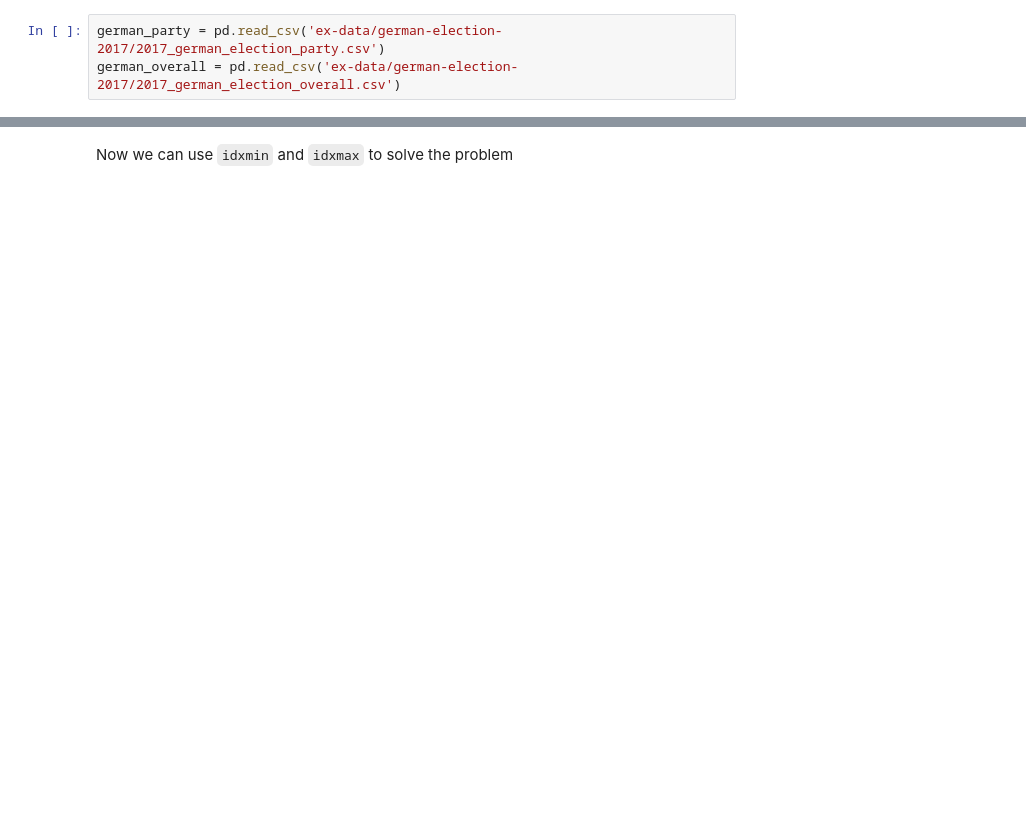
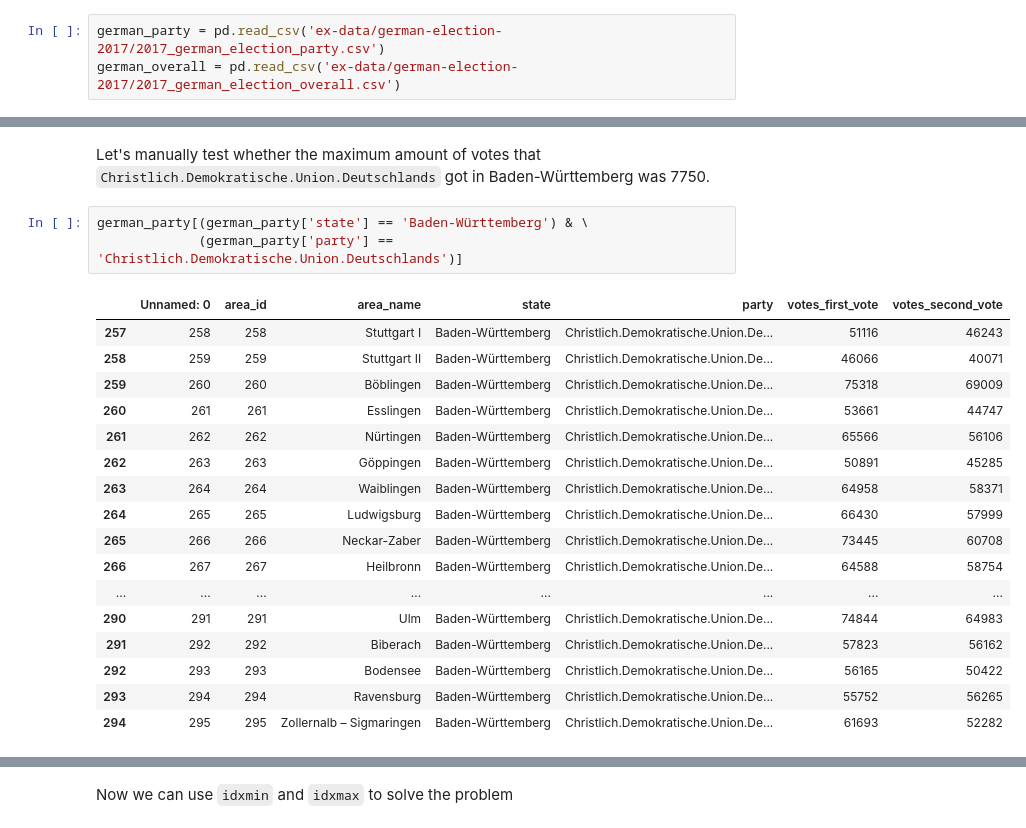
Before and after one commit to gdv/foundationsCS-2018, a Jupyter notebook: py-05-groupby.ipynb, the cells around one changed output, grey strips where cells are left out. Cells and saved outputs as stored; diff of their text form; blank space fills up the shorter version.

```diff
--- a/py-05-groupby.ipynb
+++ b/py-05-groupby.ipynb
@@ -175,0 +130,23 @@ german_party.head()
+# %% [markdown]
+Let's manually test whether the maximum amount of votes that `Christlich.Demokratische.Union.Deutschlands` got in Baden-Württemberg was 7750.
+# %%
+german_party[(german_party['state'] == 'Baden-Württemberg') & \
+             (german_party['party'] == 'Christlich.Demokratische.Union.Deutschlands')]
+# %% [output]
+|  | Unnamed: 0 | area_id | area_name | state | party | votes_first_vote | votes_second_vote |
+| 257 | 258 | 258 | Stuttgart I | Baden-Württemberg | Christlich.Demokratische.Union.De... | 51116 | 46243 |
+| 258 | 259 | 259 | Stuttgart II | Baden-Württemberg | Christlich.Demokratische.Union.De... | 46066 | 40071 |
+| 259 | 260 | 260 | Böblingen | Baden-Württemberg | Christlich.Demokratische.Union.De... | 75318 | 69009 |
+| 260 | 261 | 261 | Esslingen | Baden-Württemberg | Christlich.Demokratische.Union.De... | 53661 | 44747 |
+| 261 | 262 | 262 | Nürtingen | Baden-Württemberg | Christlich.Demokratische.Union.De... | 65566 | 56106 |
+| 262 | 263 | 263 | Göppingen | Baden-Württemberg | Christlich.Demokratische.Union.De... | 50891 | 45285 |
+| 263 | 264 | 264 | Waiblingen | Baden-Württemberg | Christlich.Demokratische.Union.De... | 64958 | 58371 |
+| 264 | 265 | 265 | Ludwigsburg | Baden-Württemberg | Christlich.Demokratische.Union.De... | 66430 | 57999 |
+| 265 | 266 | 266 | Neckar-Zaber | Baden-Württemberg | Christlich.Demokratische.Union.De... | 73445 | 60708 |
+| 266 | 267 | 267 | Heilbronn | Baden-Württemberg | Christlich.Demokratische.Union.De... | 64588 | 58754 |
+| ... | ... | ... | ... | ... | ... | ... | ... |
+| 290 | 291 | 291 | Ulm | Baden-Württemberg | Christlich.Demokratische.Union.De... | 74844 | 64983 |
+| 291 | 292 | 292 | Biberach | Baden-Württemberg | Christlich.Demokratische.Union.De... | 57823 | 56162 |
+| 292 | 293 | 293 | Bodensee | Baden-Württemberg | Christlich.Demokratische.Union.De... | 56165 | 50422 |
+| 293 | 294 | 294 | Ravensburg | Baden-Württemberg | Christlich.Demokratische.Union.De... | 55752 | 56265 |
+| 294 | 295 | 295 | Zollernalb – Sigmaringen | Baden-Württemberg | Christlich.Demokratische.Union.De... | 61693 | 52282 |
```
Also changed, not shown: parts of 46 cells of this notebook, 1 other file.
